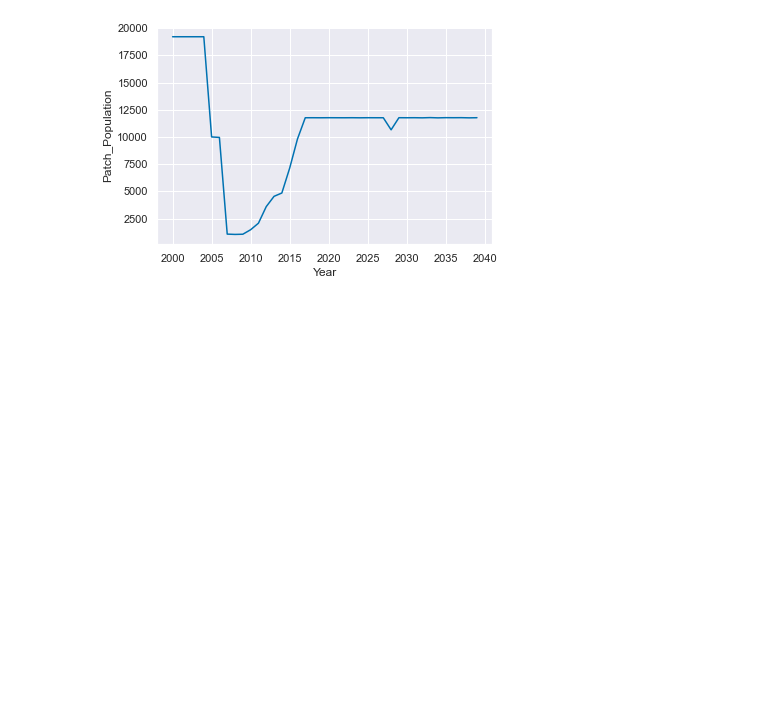
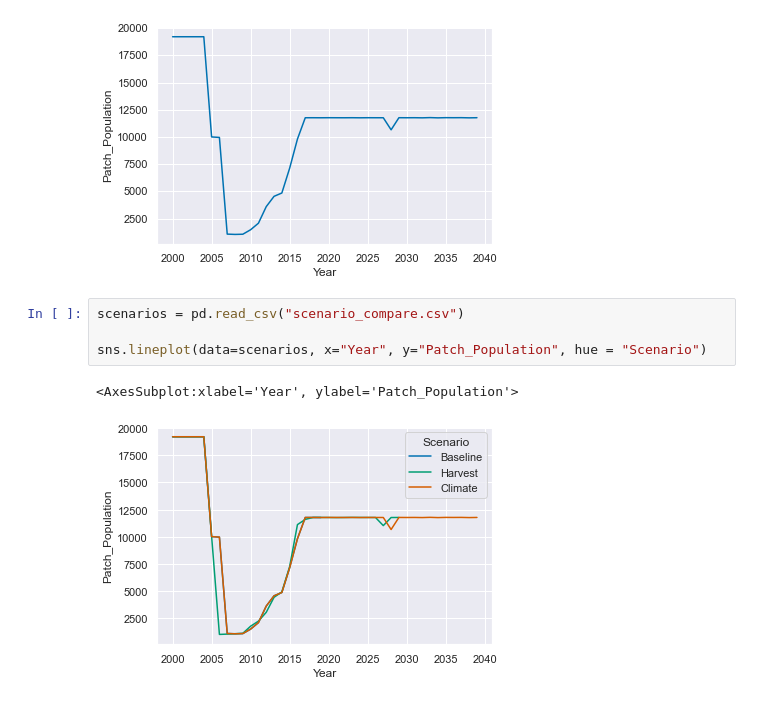
Before and after one commit to g19j1101/HoneybushModel_Results_Analysis, a Jupyter notebook: analysis.ipynb, the cells around one changed output. Drawn from its saved outputs; the diff is of its cells as text; blank space fills up the shorter version.

```diff
--- a/analysis.ipynb
+++ b/analysis.ipynb
@@ -163,3 +166,10 @@ sns.lineplot(data=scenarioC, x="Year", y="Patch_Population")
 # %% [output]
 <AxesSubplot:xlabel='Year', ylabel='Patch_Population'>
 [figure]
+# %%
+scenarios = pd.read_csv("scenario_compare.csv")
+
+sns.lineplot(data=scenarios, x="Year", y="Patch_Population", hue = "Scenario")
+# %% [output]
+<AxesSubplot:xlabel='Year', ylabel='Patch_Population'>
+[figure, added]
```
Also changed, not shown: parts of 1 cell of this notebook, 2 other files.
